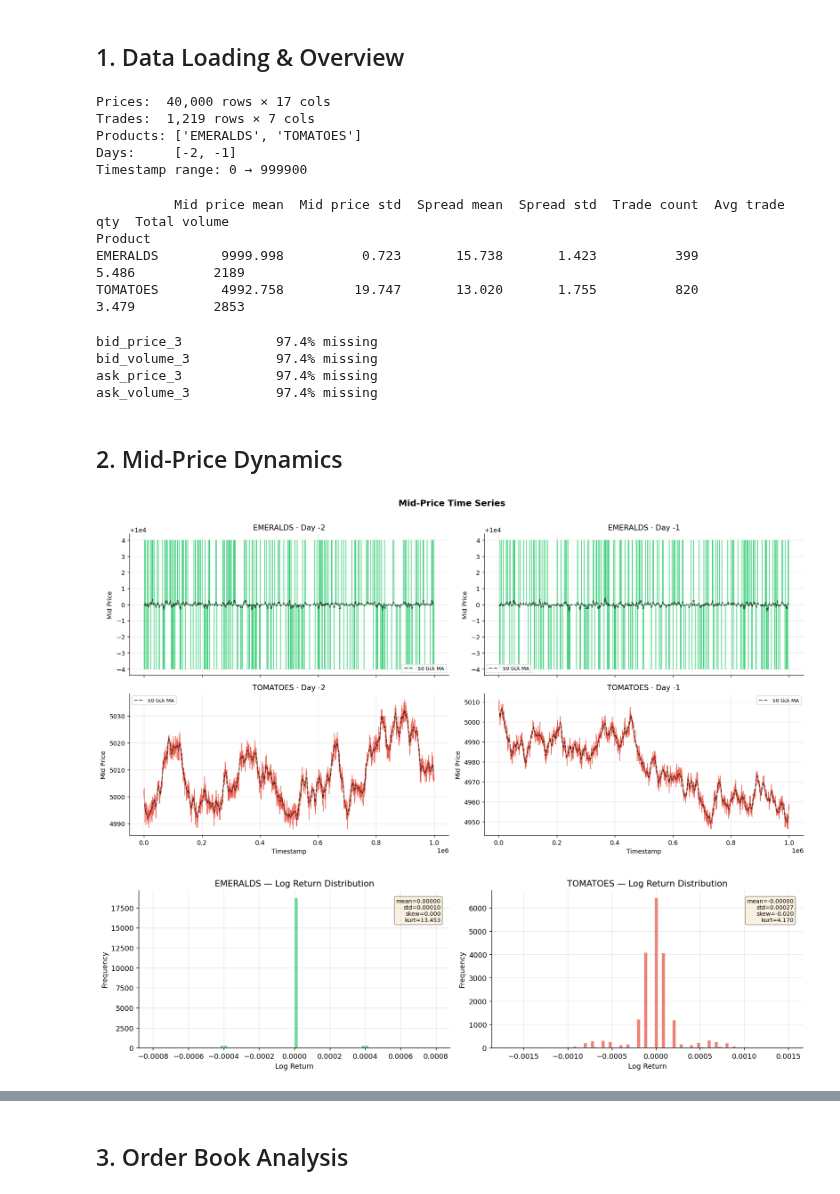
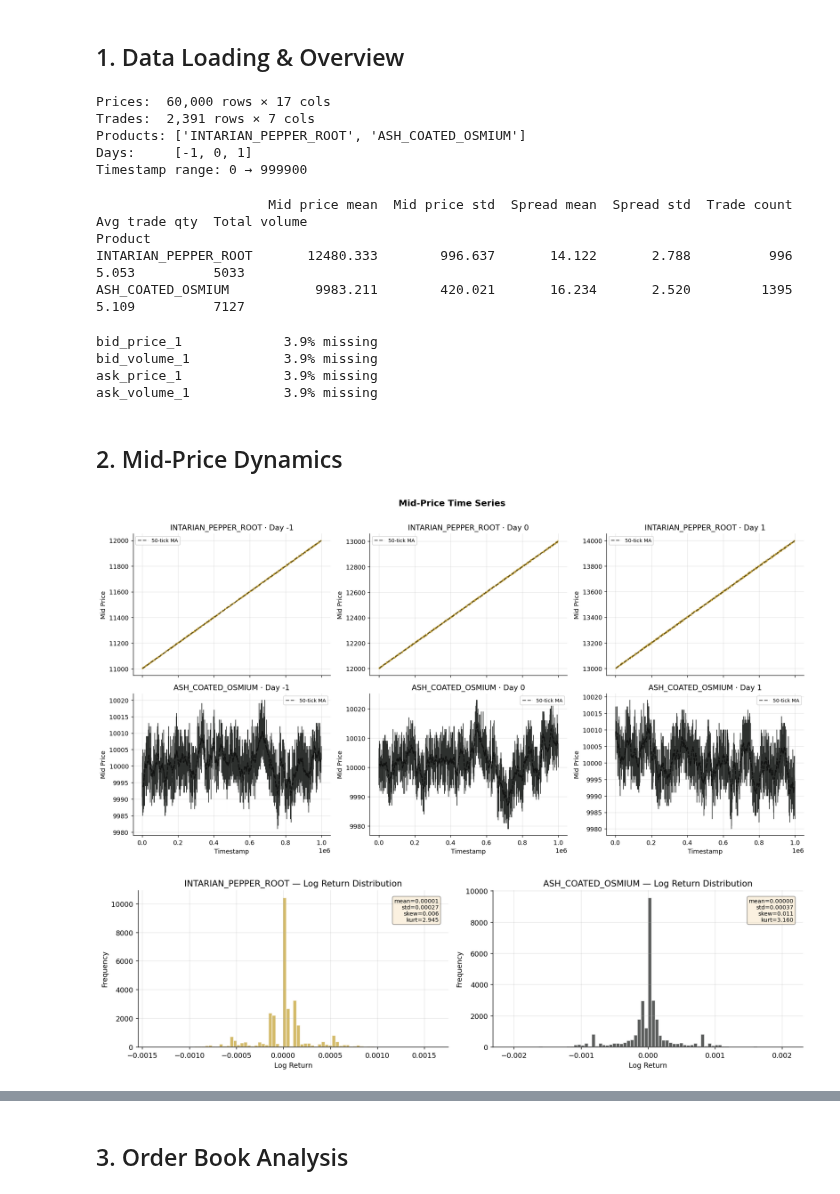
Before and after one commit to PreslavGG/Gashoks-IMC-Prosperity-4, a Jupyter notebook: imc_prosperity_analysis.ipynb, the cells around one changed output, grey strips where cells are left out. Drawn from its saved outputs; the diff is of its cells as text; code cells hidden in the pictures.

```diff
--- a/imc_prosperity_analysis.ipynb
+++ b/imc_prosperity_analysis.ipynb
@@ -38,14 +38,14 @@ COLORS = {'ASH_COATED_OSMIUM': "#161917", 'INTARIAN_PEPPER_ROOT': "#c39f2b"}
 
 # ── File paths — adjust if needed ───────────────────────────────────────────
 PRICE_FILES = [
-    'ROUND_1/prices_round_1_day_0.csv',
-    'ROUND_1/prices_round_1_day_-1.csv',
-    'ROUND_1/prices_round_1_day_-2.csv',
+    'prices_round_2_day_-1.csv',
+    'prices_round_2_day_0.csv',
+    'prices_round_2_day_1.csv',
 ]
 TRADE_FILES = [
-    'ROUND_1/trades_round_1_day_0.csv',
-    'ROUND_1/trades_round_1_day_-1.csv',
-    'ROUND_1/trades_round_1_day_-2.csv',
+    'trades_round_2_day_-1.csv',
+    'trades_round_2_day_0.csv',
+    'trades_round_2_day_1.csv',
 ]
 
 print('Setup complete ✓')
@@ -76,10 +76,10 @@ print(f'Products: {PRODUCTS}')
 print(f'Days:     {DAYS}')
 print(f'Timestamp range: {prices["timestamp"].min()} → {prices["timestamp"].max()}')
 # %% [output]
-Prices:  40,000 rows × 17 cols
-Trades:  1,219 rows × 7 cols
-Products: ['EMERALDS', 'TOMATOES']
-Days:     [-2, -1]
+Prices:  60,000 rows × 17 cols
+Trades:  2,391 rows × 7 cols
+Products: ['INTARIAN_PEPPER_ROOT', 'ASH_COATED_OSMIUM']
+Days:     [-1, 0, 1]
 Timestamp range: 0 → 999900
 # %%
 # ── Per-product summary statistics ──────────────────────────────────────────
@@ -102,48 +102,57 @@ for prod in PRODUCTS:
 summary = pd.DataFrame(rows).set_index('Product')
 print(summary.round(3).to_string())
 # %% [output]
-          Mid price mean  Mid price std  Spread mean  Spread std  Trade count  Avg trade qty  Total volume
+                      Mid price mean  Mid price std  Spread mean  Spread std  Trade count  Avg trade qty  Total volume
 Product
-EMERALDS        9999.998          0.723       15.738       1.423          399          5.486          2189
-TOMATOES        4992.758         19.747       13.020       1.755          820          3.479          2853
+INTARIAN_PEPPER_ROOT       12480.333        996.637       14.122       2.788          996          5.053          5033
+ASH_COATED_OSMIUM           9983.211        420.021       16.234       2.520         1395          5.109          7127
 # %%
 # ── Missing / NaN audit (3rd level order book) ──────────────────────────────
 for col in ['bid_price_1', 'bid_volume_1', 'ask_price_1', 'ask_volume_1']:
     pct = prices[col].isna().mean() * 100
     print(f'{col:20s}  {pct:5.1f}% missing')
 # %% [output]
-bid_price_3            97.4% missing
-bid_volume_3           97.4% missing
-ask_price_3            97.4% missing
-ask_volume_3           97.4% missing
+bid_price_1             3.9% missing
+bid_volume_1            3.9% missing
+ask_price_1             3.9% missing
+ask_volume_1            3.9% missing
 # %% [markdown]
 ## 2. Mid-Price Dynamics
 # %%
 fig, axes = plt.subplots(len(PRODUCTS), len(DAYS), figsize=(16, 4*len(PRODUCTS)), sharex='col')
 if len(PRODUCTS) == 1:
     axes = axes[np.newaxis, :]
 
 for row_i, prod in enumerate(PRODUCTS):
     for col_i, day in enumerate(DAYS):
         ax = axes[row_i, col_i]
-        sub = prices[(prices['product'] == prod) & (prices['day'] == day)]
+
+        sub = prices[
+            (prices['product'] == prod) &
+            (prices['day'] == day) &
+            (prices['mid_price'] != 0)   # remove zero values
+        ].copy()
+
         ax.plot(sub['timestamp'], sub['mid_price'],
                 color=COLORS.get(prod, 'steelblue'), linewidth=0.8, alpha=0.9)
-        # Rolling mean (500-tick window)
+
+        # Rolling mean (50-tick window)
         roll = sub['mid_price'].rolling(50, center=True).mean()
-        ax.plot(sub['timestamp'], roll, color='black', linewidth=1.5,
+        ax.plot(sub['timestamp'], roll,
+                color='black', linewidth=1.5,
                 linestyle='--', alpha=0.6, label='50-tick MA')
+
         ax.set_title(f'{prod} · Day {day}')
         ax.set_ylabel('Mid Price')
         if row_i == len(PRODUCTS)-1:
             ax.set_xlabel('Timestamp')
         ax.legend(fontsize=8)
 
 plt.suptitle('Mid-Price Time Series', fontsize=14, fontweight='bold', y=1.01)
 plt.tight_layout()
 plt.show()
 # %% [output]
-[figure, old version]
+[figure, new version]
 # %%
 # ── Return distribution (log returns per tick) ───────────────────────────────
 fig, axes = plt.subplots(1, len(PRODUCTS), figsize=(14, 4))
@@ -151,20 +160,31 @@ if len(PRODUCTS) == 1:
     axes = [axes]
 
 for ax, prod in zip(axes, PRODUCTS):
-    sub = prices[prices['product'] == prod].copy()
+    sub = prices[
+        (prices['product'] == prod) &
+        (prices['mid_price'] > 0)   # remove zeros
+    ].copy()
+
     sub['log_ret'] = np.log(sub['mid_price']).diff()
-    sub['log_ret'].dropna().plot.hist(
-        bins=80, ax=ax, color=COLORS.get(prod, 'steelblue'), alpha=0.7, edgecolor='white'
+    log_ret = sub['log_ret'].replace([np.inf, -np.inf], np.nan).dropna()
+
+    log_ret.plot.hist(
+        bins=80, ax=ax,
+        color=COLORS.get(prod, 'steelblue'),
+        alpha=0.7, edgecolor='white'
     )
+
     stats_txt = (
-        f"mean={sub['log_ret'].mean():.5f}\n"
-        f"std={sub['log_ret'].std():.5f}\n"
-        f"skew={sub['log_ret'].skew():.3f}\n"
-        f"kurt={sub['log_ret'].kurt():.3f}"
+        f"mean={log_ret.mean():.5f}\n"
+        f"std={log_ret.std():.5f}\n"
+        f"skew={log_ret.skew():.3f}\n"
+        f"kurt={log_ret.kurt():.3f}"
     )
+
     ax.text(0.97, 0.95, stats_txt, transform=ax.transAxes,
             va='top', ha='right', fontsize=8,
             bbox=dict(boxstyle='round', facecolor='wheat', alpha=0.4))
+
     ax.set_title(f'{prod} — Log Return Distribution')
     ax.set_xlabel('Log Return')
     ax.set_ylabel('Frequency')
@@ -172,7 +192,7 @@ for ax, prod in zip(axes, PRODUCTS):
 plt.tight_layout()
 plt.show()
 # %% [output]
-[figure, old version]
+[figure, new version]
 # %%
 # ── Autocorrelation of returns (mean reversion / momentum check) ─────────────
 from matplotlib.ticker import MaxNLocator
```
Also changed, not shown: parts of 13 cells of this notebook, 1 other file.
